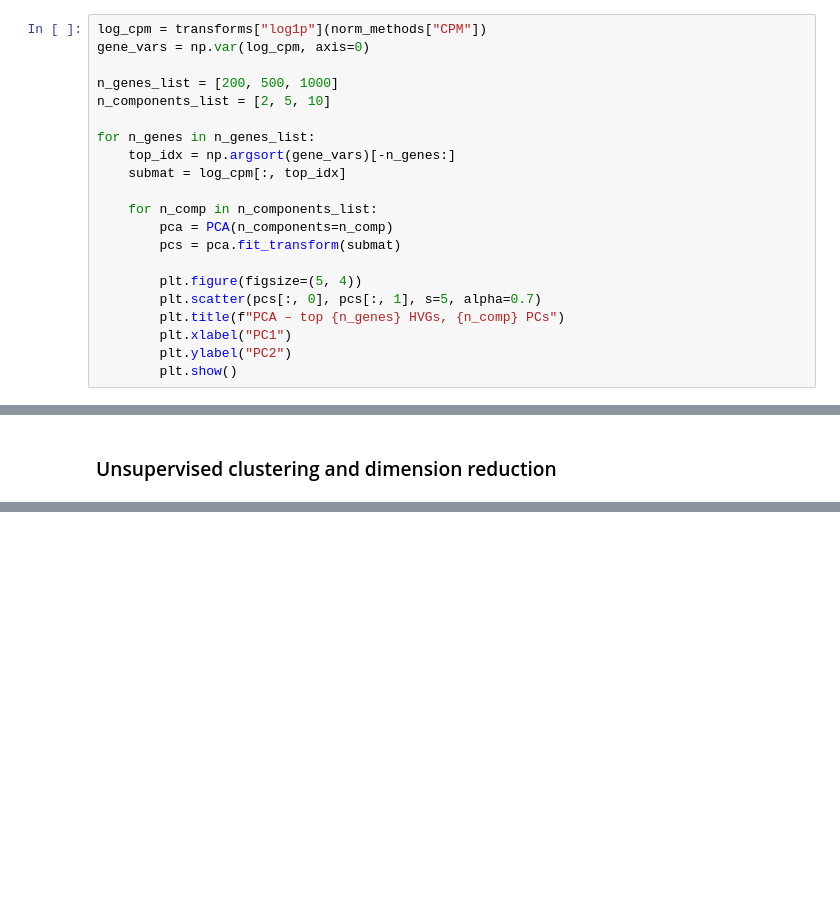
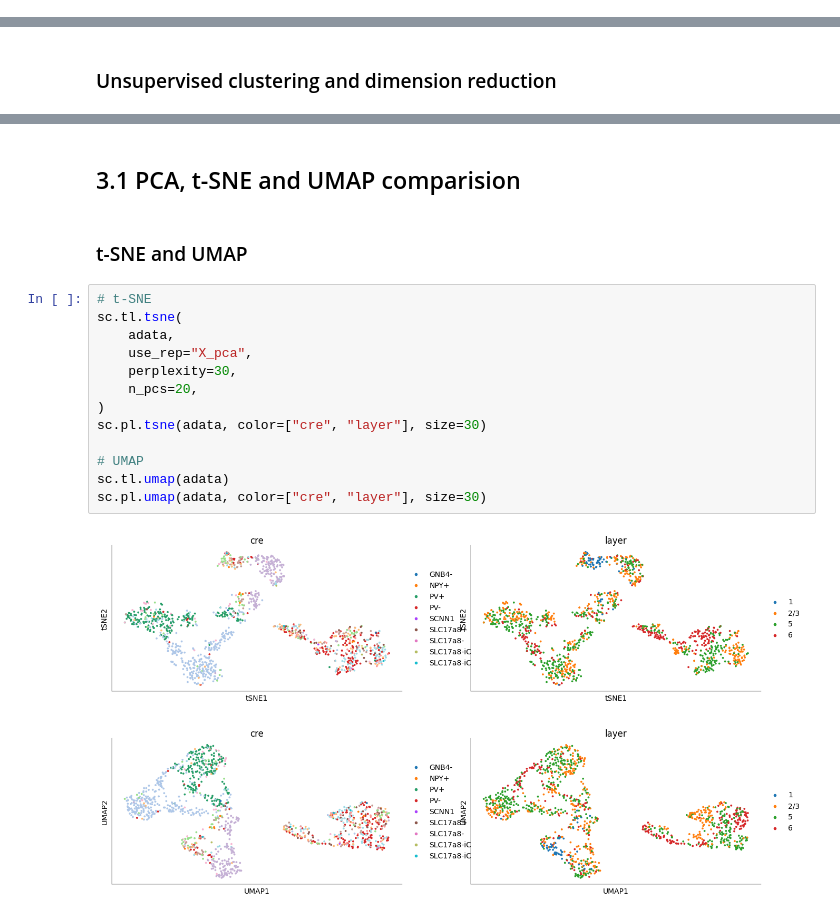
Before and after one commit to JuliusGrote/NDS_2025, a Jupyter notebook: notebooks/practical03.ipynb, the cells around one changed output, grey strips where cells are left out. Cells and saved outputs as stored; diff of their text form; blank space fills up the shorter version.

```diff
--- a/notebooks/practical03.ipynb
+++ b/notebooks/practical03.ipynb
@@ -1110,21 +1146,0 @@ plt.show()
-# %%
-log_cpm = transforms["log1p"](norm_methods["CPM"])
-gene_vars = np.var(log_cpm, axis=0)
-
-n_genes_list = [200, 500, 1000]
-n_components_list = [2, 5, 10]
-
-for n_genes in n_genes_list:
-    top_idx = np.argsort(gene_vars)[-n_genes:]
-    submat = log_cpm[:, top_idx]
-
-    for n_comp in n_components_list:
-        pca = PCA(n_components=n_comp)
-        pcs = pca.fit_transform(submat)
-
-        plt.figure(figsize=(5, 4))
-        plt.scatter(pcs[:, 0], pcs[:, 1], s=5, alpha=0.7)
-        plt.title(f"PCA – top {n_genes} HVGs, {n_comp} PCs")
-        plt.xlabel("PC1")
-        plt.ylabel("PC2")
-        plt.show()
@@ -1189,0 +1224,20 @@ for lb in labels:
+# %% [markdown]
+## 3.1 PCA, t-SNE and UMAP comparision
+# %% [markdown]
+### t-SNE and UMAP
+# %%
+# t-SNE
+sc.tl.tsne(
+    adata,
+    use_rep="X_pca",
+    perplexity=30,
+    n_pcs=20,
+)
+sc.pl.tsne(adata, color=["cre", "layer"], size=30)
+
+# UMAP
+sc.tl.umap(adata)
+sc.pl.umap(adata, color=["cre", "layer"], size=30)
+# %% [output]
+[figure, added]
+[figure, added]
```
Also changed, not shown: parts of 19 cells of this notebook.
